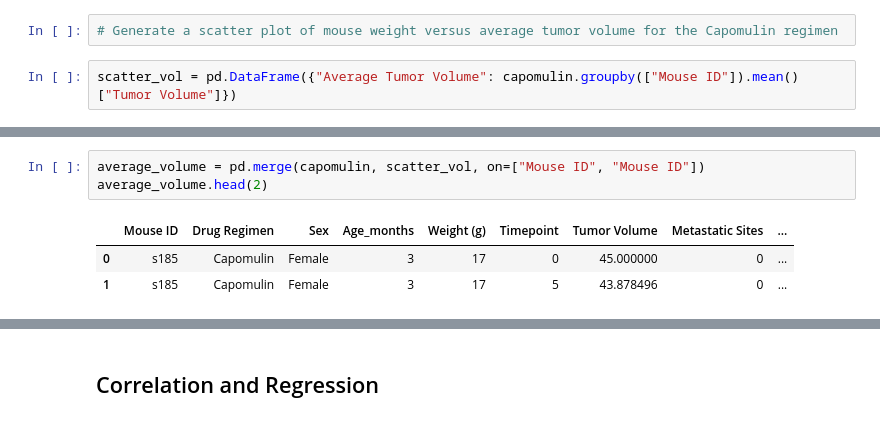
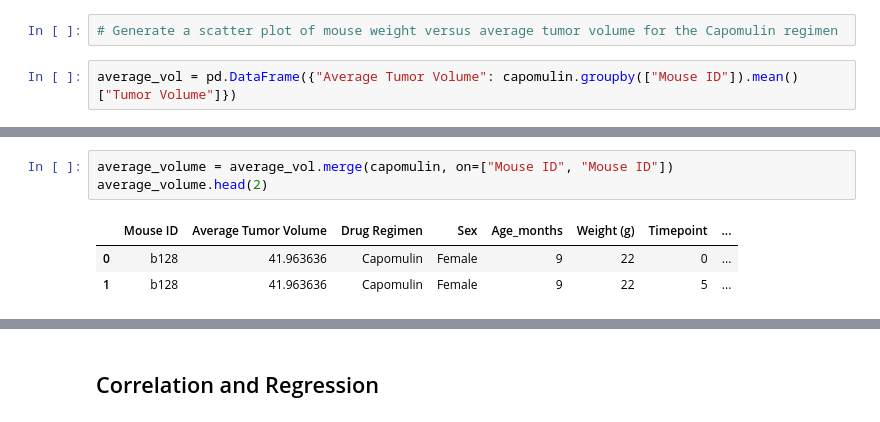
Before and after one commit to armywalrus/Research-Analysis-using-MatPlotLib, a Jupyter notebook: pymaceuticals_starter.ipynb, the cells around one changed output, grey strips where cells are left out. Drawn from its saved outputs; the diff is of its cells as text.

```diff
--- a/pymaceuticals_starter.ipynb
+++ b/pymaceuticals_starter.ipynb
@@ -306,5 +268,5 @@ plt.show()
 # %%
 # Generate a scatter plot of mouse weight versus average tumor volume for the Capomulin regimen
 # %%
-scatter_vol = pd.DataFrame({"Average Tumor Volume": capomulin.groupby(["Mouse ID"]).mean()["Tumor Volume"]})
+average_vol = pd.DataFrame({"Average Tumor Volume": capomulin.groupby(["Mouse ID"]).mean()["Tumor Volume"]})
 # %%
@@ -314,12 +276,12 @@ scatter_vol.head(1)
 | Mouse ID |  |
 | b128 | 41.963636 |
 # %%
-average_volume = pd.merge(capomulin, scatter_vol, on=["Mouse ID", "Mouse ID"])
+average_volume = average_vol.merge(capomulin, on=["Mouse ID", "Mouse ID"])
 average_volume.head(2)
 # %% [output]
-|  | Mouse ID | Drug Regimen | Sex | Age_months | Weight (g) | Timepoint | Tumor Volume | Metastatic Sites | ... |
-| 0 | s185 | Capomulin | Female | 3 | 17 | 0 | 45.000000 | 0 | ... |
-| 1 | s185 | Capomulin | Female | 3 | 17 | 5 | 43.878496 | 0 | ... |
+|  | Mouse ID | Average Tumor Volume | Drug Regimen | Sex | Age_months | Weight (g) | Timepoint | ... |
+| 0 | b128 | 41.963636 | Capomulin | Female | 9 | 22 | 0 | ... |
+| 1 | b128 | 41.963636 | Capomulin | Female | 9 | 22 | 5 | ... |
 # %%
 scatter = plt.figure()
 
```
Also changed, not shown: parts of 12 cells of this notebook.
